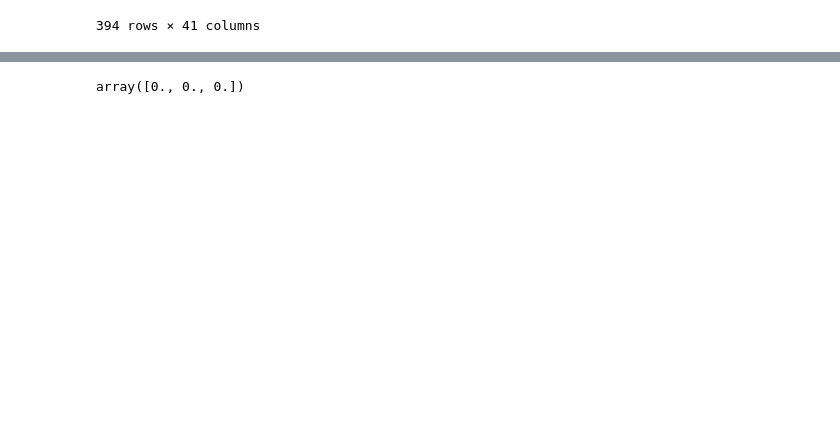
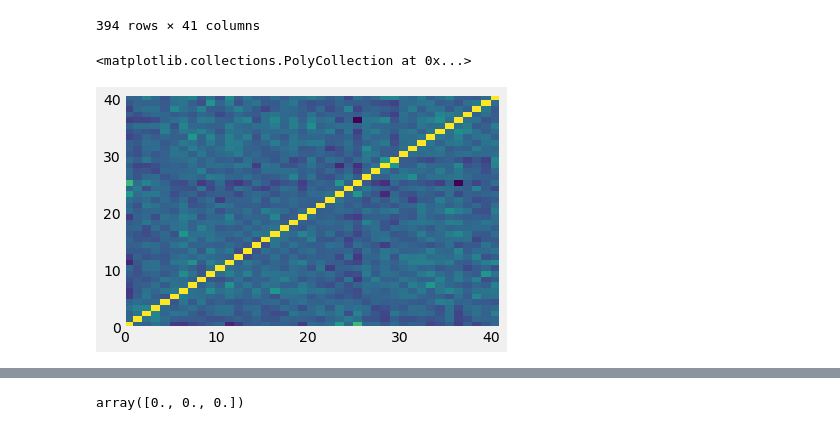
Before and after one commit to lannwal/projectlab, a Jupyter notebook: Exploration.ipynb, the cells around one changed output, grey strips where cells are left out. Drawn from its saved outputs; the diff is of its cells as text; code cells hidden in the pictures; blank space fills up the shorter version.

```diff
--- a/Exploration.ipynb
+++ b/Exploration.ipynb
@@ -73,3 +50,16 @@ import seaborn as sns
+# %%
+import seaborn as sns
+import scipy as sci
+
+
+#z = sci.cluster.hierarchy.linkage(cdk)
+#sns.clustermap(cdk)
+#sci.cluster.hierarchy.fcluster(z, t=0.9, criterion='distance')
+
+plt.pcolor(cdk.corr())
+# %% [output]
+<matplotlib.collections.PolyCollection at 0x...>
+[figure, added]
 # %%
 small_data = dep[dep.columns[used_columns]].iloc[0:30,0:30]
 # %%
```
Also changed, not shown: parts of 5 cells of this notebook, 9 other files.
